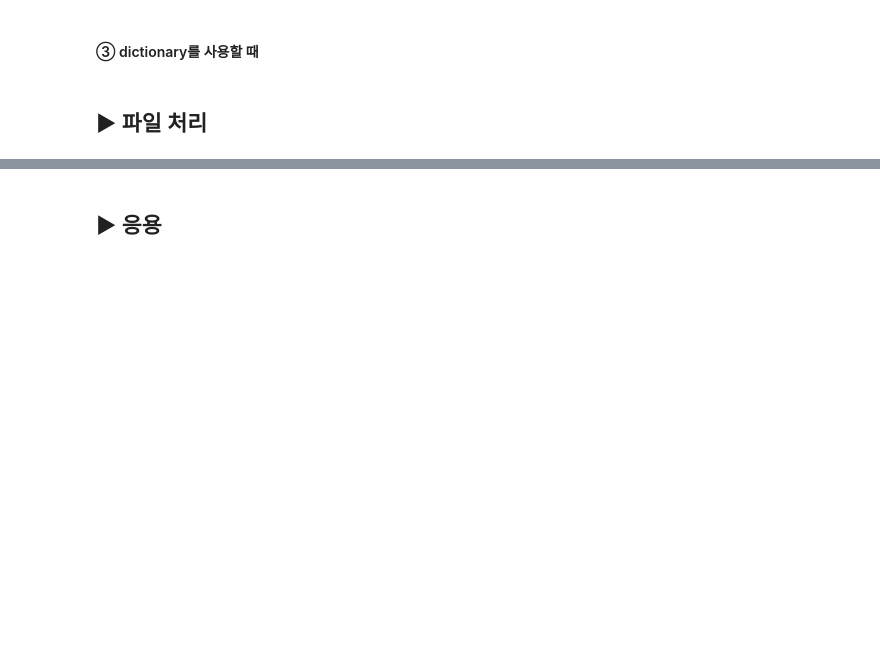
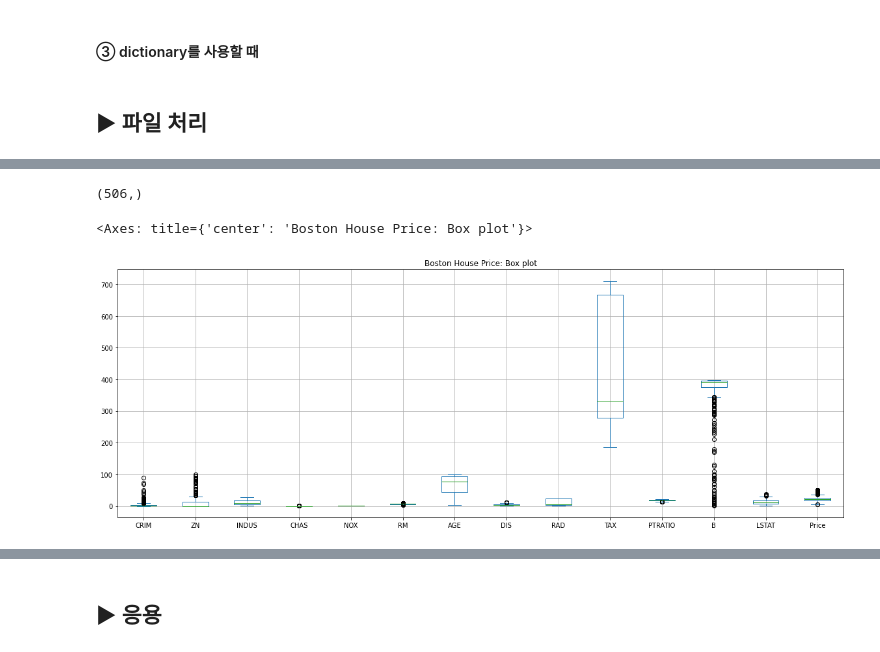
Before and after one commit to gymnopedy01/ictis-2023-ai, a Jupyter notebook: 다운로드/배포_Pandas_핵심.ipynb, the cells around one changed output, grey strips where cells are left out. Cells and saved outputs as stored; diff of their text form; code cells hidden in the pictures; blank space fills up the shorter version.

```diff
--- a/다운로드/배포_Pandas_핵심.ipynb
+++ b/다운로드/배포_Pandas_핵심.ipynb
@@ -174,0 +333,9 @@ PATH= '/content/drive/MyDrive/ICTIS_2023/data/'
+# %%
+df['AGE'].sort_values().shape
+# %% [output]
+(506,)
+# %%
+df.plot(kind='box', grid=True, figsize=(20,7), title='Boston House Price: Box plot')
+# %% [output]
+<Axes: title={'center': 'Boston House Price: Box plot'}>
+[figure, added]
```
Also changed, not shown: parts of 43 cells of this notebook.
